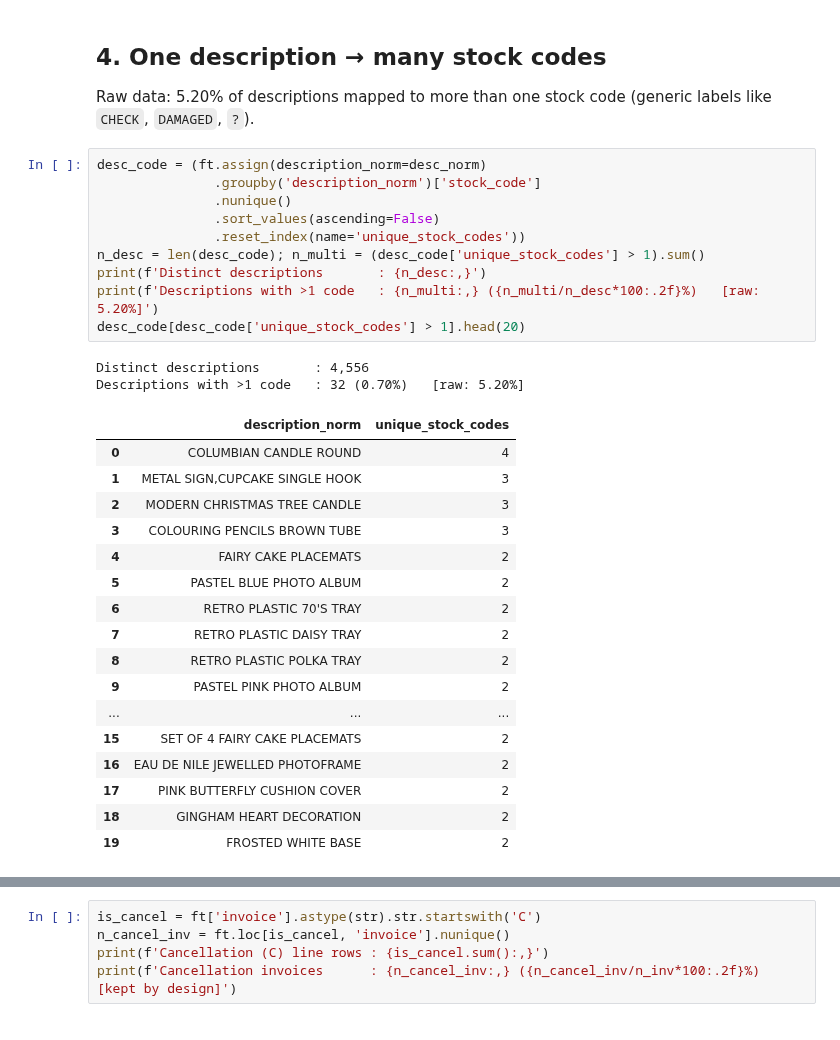
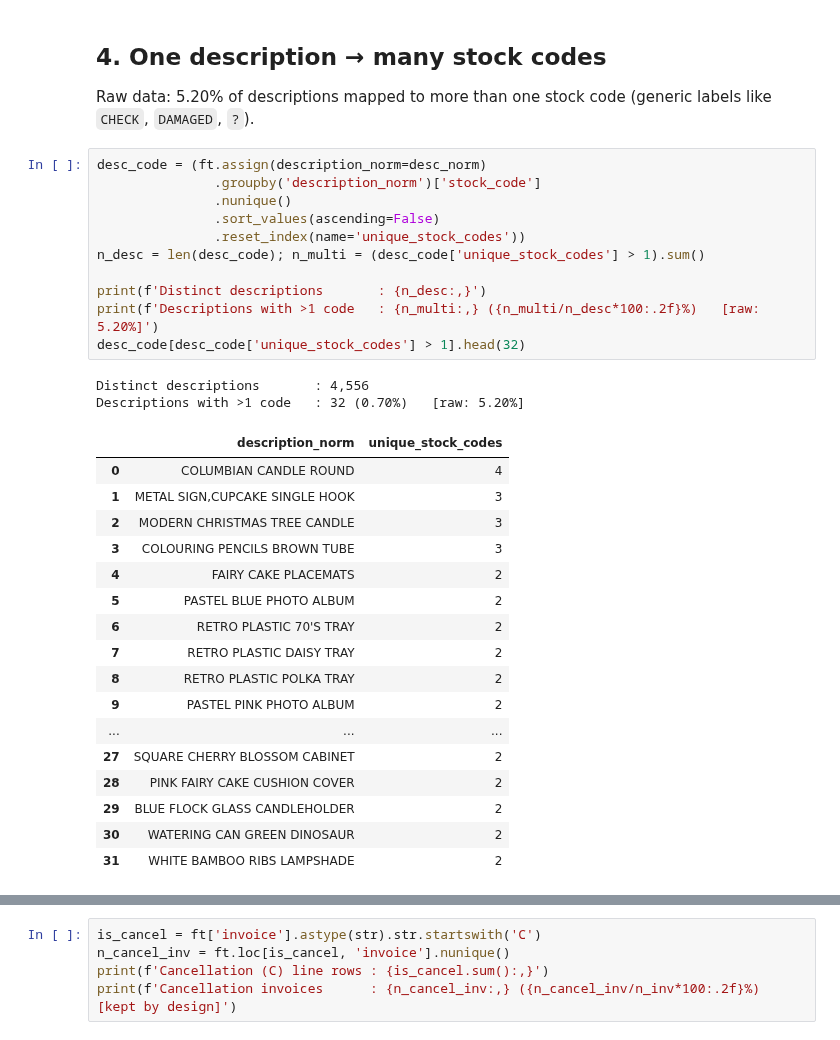
Before and after one commit to Lazr-Galstyan/testing_autoresearch, a Jupyter notebook: notebooks/02_data_quality_first_txn.ipynb, the cells around one changed output, grey strips where cells are left out. Cells and saved outputs as stored; diff of their text form.

```diff
--- a/notebooks/02_data_quality_first_txn.ipynb
+++ b/notebooks/02_data_quality_first_txn.ipynb
@@ -117,30 +178,31 @@ Raw data: 5.20% of descriptions mapped to more than one stock code (generic labe
 # %%
 desc_code = (ft.assign(description_norm=desc_norm)
                .groupby('description_norm')['stock_code']
                .nunique()
                .sort_values(ascending=False)
                .reset_index(name='unique_stock_codes'))
 n_desc = len(desc_code); n_multi = (desc_code['unique_stock_codes'] > 1).sum()
+
 print(f'Distinct descriptions       : {n_desc:,}')
 print(f'Descriptions with >1 code   : {n_multi:,} ({n_multi/n_desc*100:.2f}%)   [raw: 5.20%]')
-desc_code[desc_code['unique_stock_codes'] > 1].head(20)
+desc_code[desc_code['unique_stock_codes'] > 1].head(32)
 # %% [output]
 Distinct descriptions       : 4,556
 Descriptions with >1 code   : 32 (0.70%)   [raw: 5.20%]
 |  | description_norm | unique_stock_codes |
 | 0 | COLUMBIAN CANDLE ROUND | 4 |
 | 1 | METAL SIGN,CUPCAKE SINGLE HOOK | 3 |
 | 2 | MODERN CHRISTMAS TREE CANDLE | 3 |
 | 3 | COLOURING PENCILS BROWN TUBE | 3 |
 | 4 | FAIRY CAKE PLACEMATS | 2 |
 | 5 | PASTEL BLUE PHOTO ALBUM | 2 |
 | 6 | RETRO PLASTIC 70'S TRAY | 2 |
 | 7 | RETRO PLASTIC DAISY TRAY | 2 |
 | 8 | RETRO PLASTIC POLKA TRAY | 2 |
 | 9 | PASTEL PINK PHOTO ALBUM | 2 |
 | ... | ... | ... |
-| 15 | SET OF 4 FAIRY CAKE PLACEMATS | 2 |
-| 16 | EAU DE NILE JEWELLED PHOTOFRAME | 2 |
-| 17 | PINK BUTTERFLY CUSHION COVER | 2 |
-| 18 | GINGHAM HEART DECORATION | 2 |
-| 19 | FROSTED WHITE BASE | 2 |
+| 27 | SQUARE CHERRY BLOSSOM CABINET | 2 |
+| 28 | PINK FAIRY CAKE CUSHION COVER | 2 |
+| 29 | BLUE FLOCK GLASS CANDLEHOLDER | 2 |
+| 30 | WATERING CAN GREEN DINOSAUR | 2 |
+| 31 | WHITE BAMBOO RIBS LAMPSHADE | 2 |
```
Also changed, not shown: parts of 10 cells of this notebook, 1 other file.
